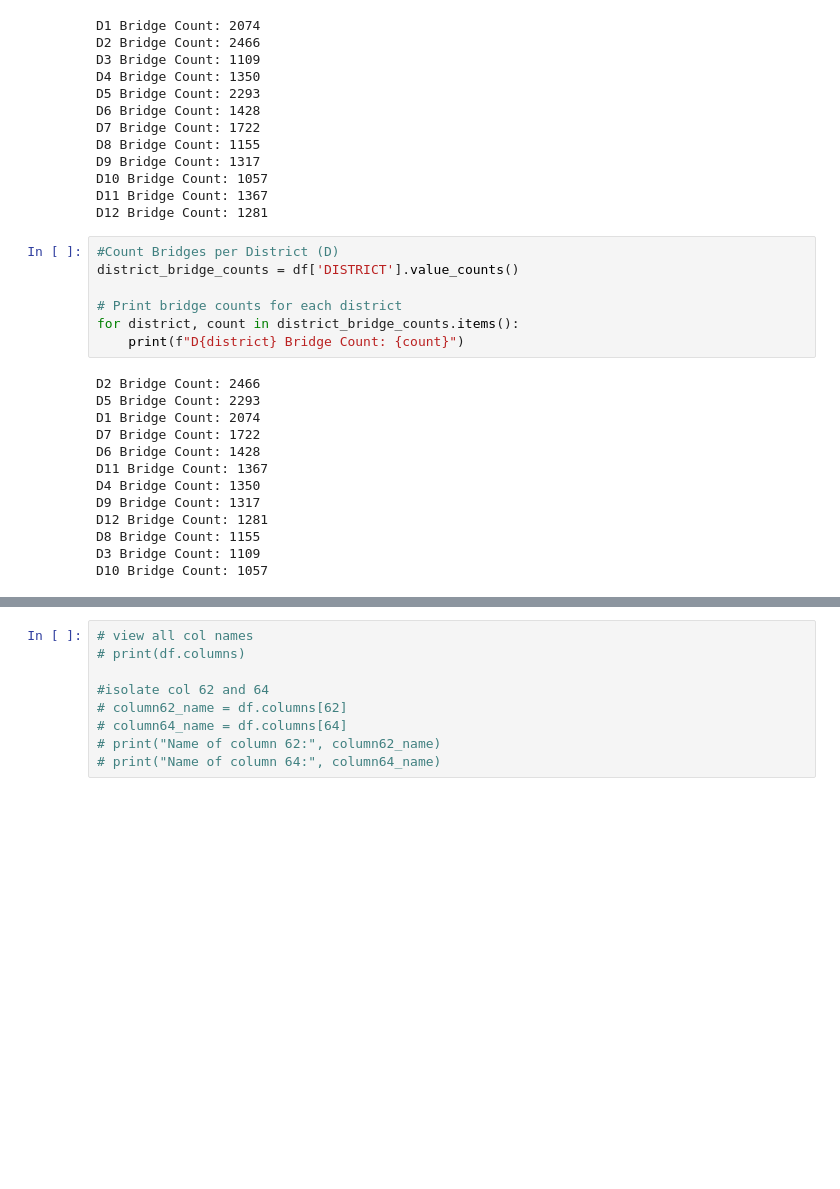
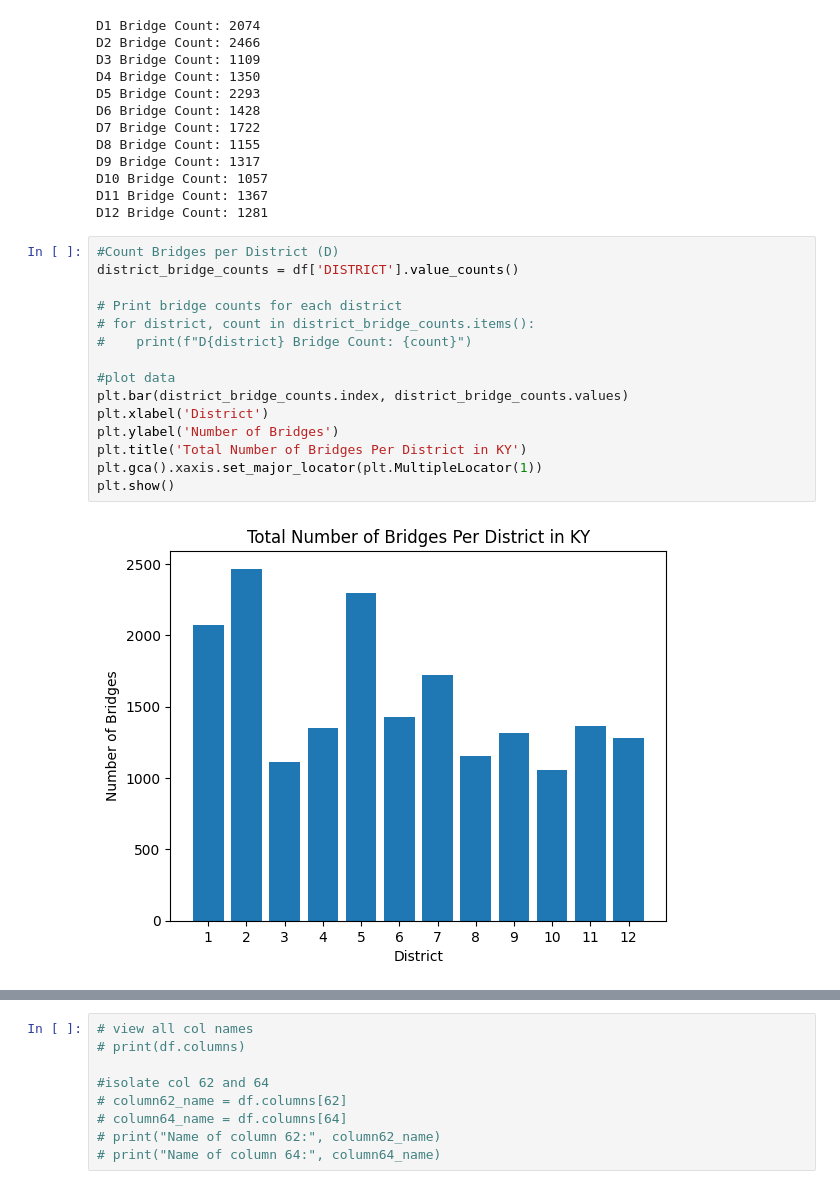
Before and after one commit to DaveenK/KYTC_Bridges, a Jupyter notebook: ky-bridge-analysis-DaveenKnue.ipynb, the cells around one changed output, grey strips where cells are left out. Drawn from its saved outputs; the diff is of its cells as text; blank space fills up the shorter version.

```diff
--- a/ky-bridge-analysis-DaveenKnue.ipynb
+++ b/ky-bridge-analysis-DaveenKnue.ipynb
@@ -81,20 +80,17 @@ D12 Bridge Count: 1281
 # %%
 #Count Bridges per District (D)
 district_bridge_counts = df['DISTRICT'].value_counts()
 
 # Print bridge counts for each district
-for district, count in district_bridge_counts.items():
-    print(f"D{district} Bridge Count: {count}")
+# for district, count in district_bridge_counts.items():
+#    print(f"D{district} Bridge Count: {count}")
+
+#plot data
+plt.bar(district_bridge_counts.index, district_bridge_counts.values)
+plt.xlabel('District')
+plt.ylabel('Number of Bridges')
+plt.title('Total Number of Bridges Per District in KY')
+plt.gca().xaxis.set_major_locator(plt.MultipleLocator(1))
+plt.show()
 # %% [output]
-D2 Bridge Count: 2466
-D5 Bridge Count: 2293
-D1 Bridge Count: 2074
-D7 Bridge Count: 1722
-D6 Bridge Count: 1428
-D11 Bridge Count: 1367
-D4 Bridge Count: 1350
-D9 Bridge Count: 1317
-D12 Bridge Count: 1281
-D8 Bridge Count: 1155
-D3 Bridge Count: 1109
-D10 Bridge Count: 1057
+[figure, added]
```
Also changed, not shown: parts of 8 cells of this notebook, 1 other file.
